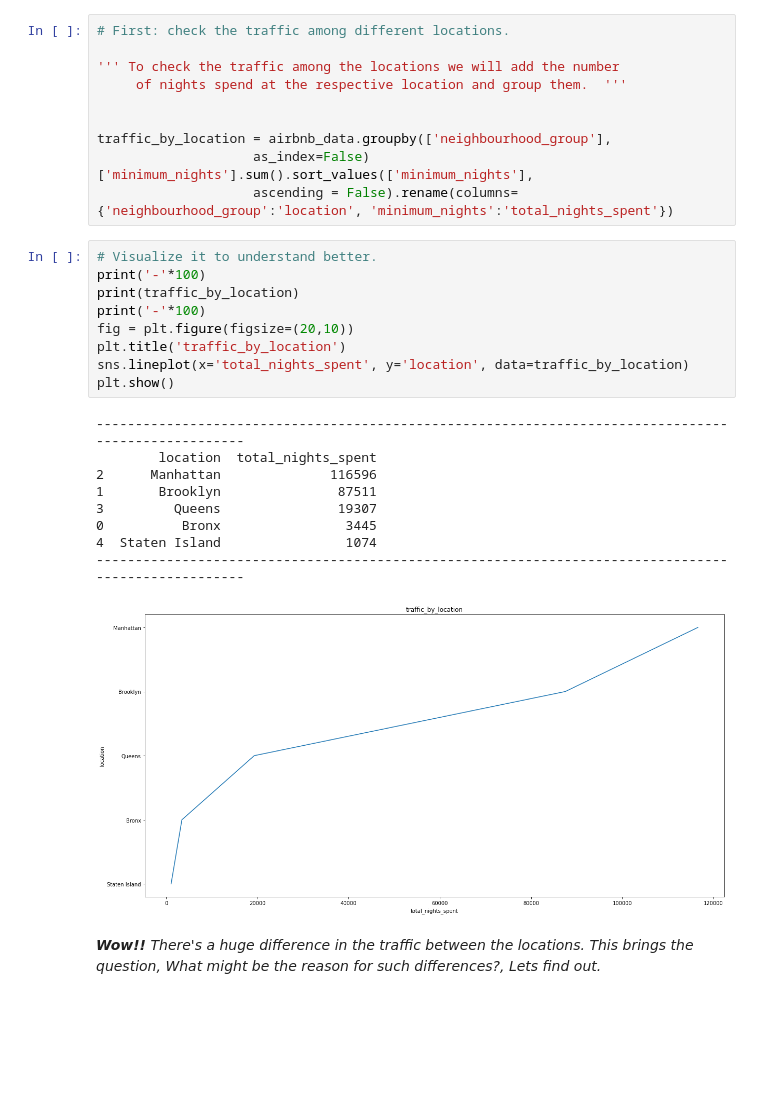
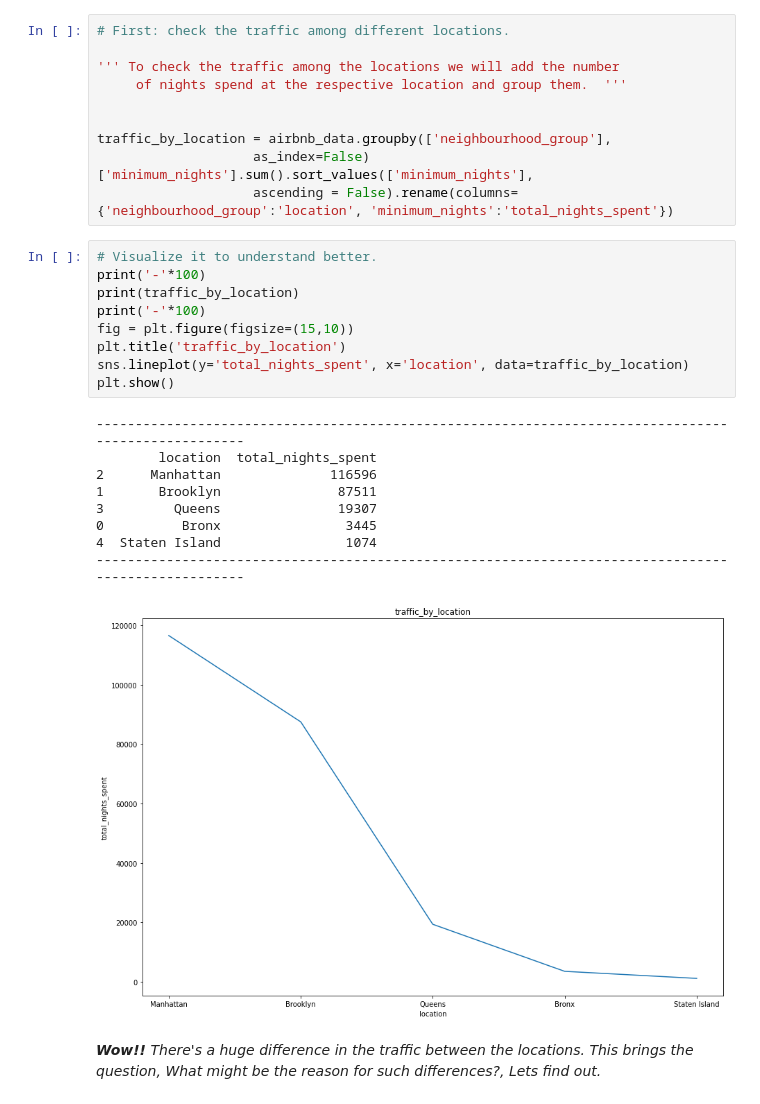
Before and after one commit to anishjohnson/Airbnb-Booking-Analysis, a Jupyter notebook: Airbnb_Bookings_Analysis_Anish_johnson.ipynb, the cells around one changed output. Cells and saved outputs as stored; diff of their text form; blank space fills up the shorter version.

```diff
--- a/Airbnb_Bookings_Analysis_Anish_johnson.ipynb
+++ b/Airbnb_Bookings_Analysis_Anish_johnson.ipynb
@@ -466,22 +510,22 @@ traffic_by_location = airbnb_data.groupby(['neighbourhood_group'],
 # %%
 # Visualize it to understand better.
 print('-'*100)
 print(traffic_by_location)
 print('-'*100)
-fig = plt.figure(figsize=(20,10))
+fig = plt.figure(figsize=(15,10))
 plt.title('traffic_by_location')
-sns.lineplot(x='total_nights_spent', y='location', data=traffic_by_location)
+sns.lineplot(y='total_nights_spent', x='location', data=traffic_by_location)
 plt.show()
 # %% [output]
 ----------------------------------------------------------------------------------------------------
         location  total_nights_spent
 2      Manhattan              116596
 1       Brooklyn               87511
 3         Queens               19307
 0          Bronx                3445
 4  Staten Island                1074
 ----------------------------------------------------------------------------------------------------
-[figure, old version]
+[figure, new version]
 # %% [markdown]
 ***Wow!!*** *There's a huge difference in the traffic between the locations. This brings the question, What might be the reason for such differences?, Lets find out.*
 # %% [markdown]
```
Also changed, not shown: parts of 32 cells of this notebook.
